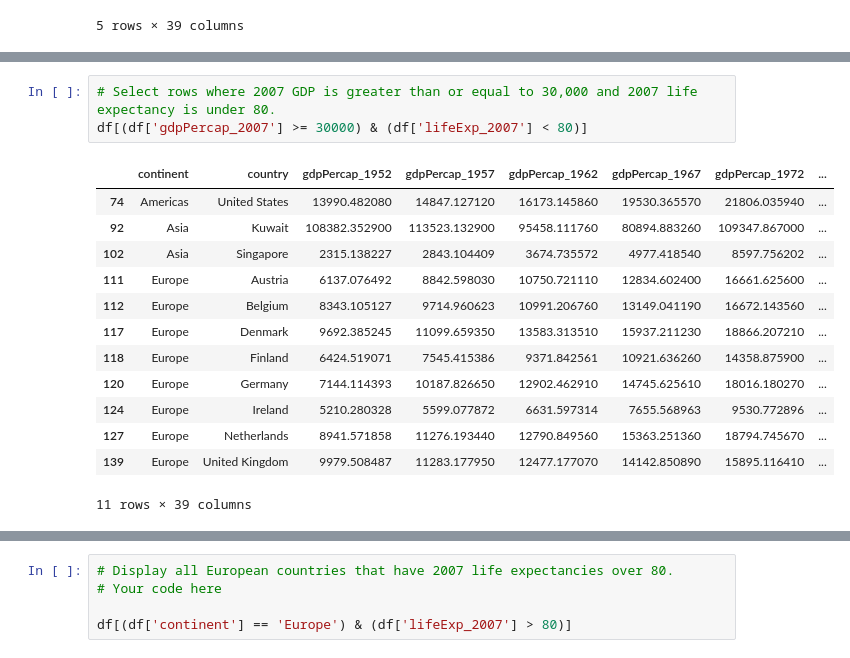
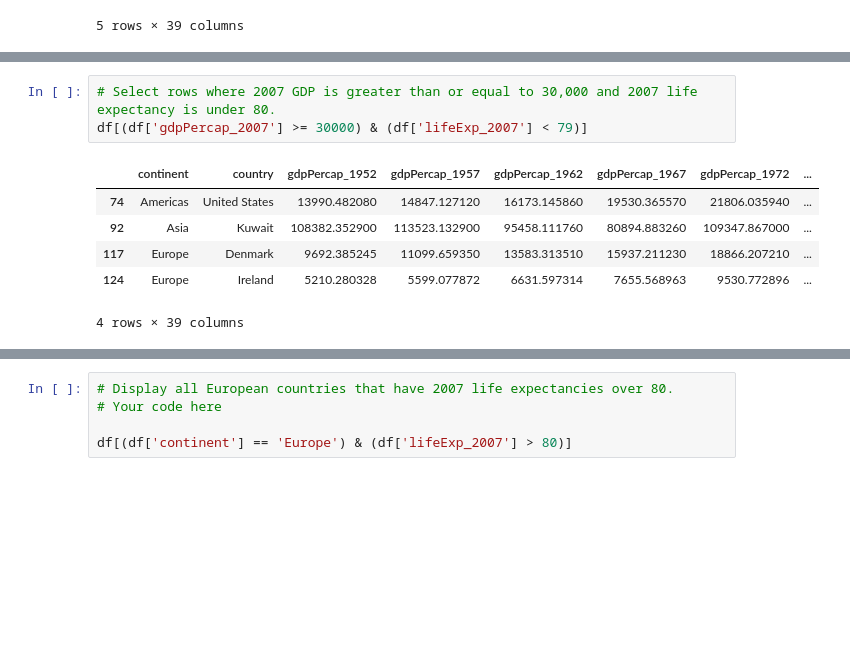
Before and after one commit to doukbun/python-for-ai, a Jupyter notebook: 02_data_analysis_pandas.ipynb, the cells around one changed output, grey strips where cells are left out. Saved outputs shown, nothing was run; the diff lists cells and outputs as text; blank space fills up the shorter version.

```diff
--- a/02_data_analysis_pandas.ipynb
+++ b/02_data_analysis_pandas.ipynb
@@ -656,21 +656,14 @@ Display rows where 2007 GDP is greater than or equal to 30,000 and 2007 life exp
 * C2: `df['lifeExp_2007'] < 60`
 # %%
 # Select rows where 2007 GDP is greater than or equal to 30,000 and 2007 life expectancy is under 80.
-df[(df['gdpPercap_2007'] >= 30000) & (df['lifeExp_2007'] < 80)]
+df[(df['gdpPercap_2007'] >= 30000) & (df['lifeExp_2007'] < 79)]
 # %% [output]
 |  | continent | country | gdpPercap_1952 | gdpPercap_1957 | gdpPercap_1962 | gdpPercap_1967 | gdpPercap_1972 | ... |
 | 74 | Americas | United States | 13990.482080 | 14847.127120 | 16173.145860 | 19530.365570 | 21806.035940 | ... |
 | 92 | Asia | Kuwait | 108382.352900 | 113523.132900 | 95458.111760 | 80894.883260 | 109347.867000 | ... |
-| 102 | Asia | Singapore | 2315.138227 | 2843.104409 | 3674.735572 | 4977.418540 | 8597.756202 | ... |
-| 111 | Europe | Austria | 6137.076492 | 8842.598030 | 10750.721110 | 12834.602400 | 16661.625600 | ... |
-| 112 | Europe | Belgium | 8343.105127 | 9714.960623 | 10991.206760 | 13149.041190 | 16672.143560 | ... |
 | 117 | Europe | Denmark | 9692.385245 | 11099.659350 | 13583.313510 | 15937.211230 | 18866.207210 | ... |
-| 118 | Europe | Finland | 6424.519071 | 7545.415386 | 9371.842561 | 10921.636260 | 14358.875900 | ... |
-| 120 | Europe | Germany | 7144.114393 | 10187.826650 | 12902.462910 | 14745.625610 | 18016.180270 | ... |
 | 124 | Europe | Ireland | 5210.280328 | 5599.077872 | 6631.597314 | 7655.568963 | 9530.772896 | ... |
-| 127 | Europe | Netherlands | 8941.571858 | 11276.193440 | 12790.849560 | 15363.251360 | 18794.745670 | ... |
-| 139 | Europe | United Kingdom | 9979.508487 | 11283.177950 | 12477.177070 | 14142.850890 | 15895.116410 | ... |
-11 rows × 39 columns
+4 rows × 39 columns
 # %% [markdown]
 ### <img src='https://github.com/doukbun/python-for-ai/blob/main/images/exercise_icon.svg?raw=1' alt="Exercise icon" width=40 align=center> Exercise 12
 > Display all European countries that have 2007 life expectancies over 80.
```
Also changed, not shown: parts of 4 cells of this notebook.
